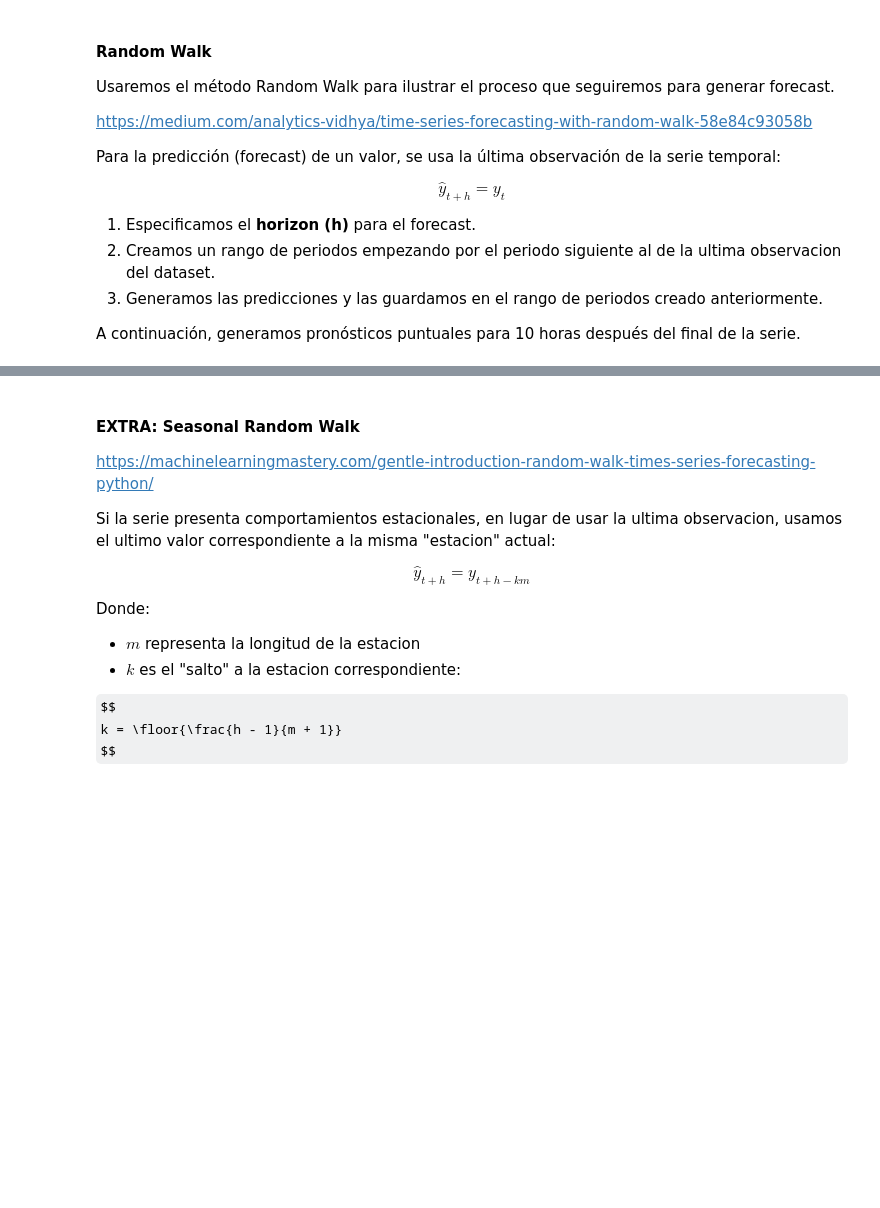
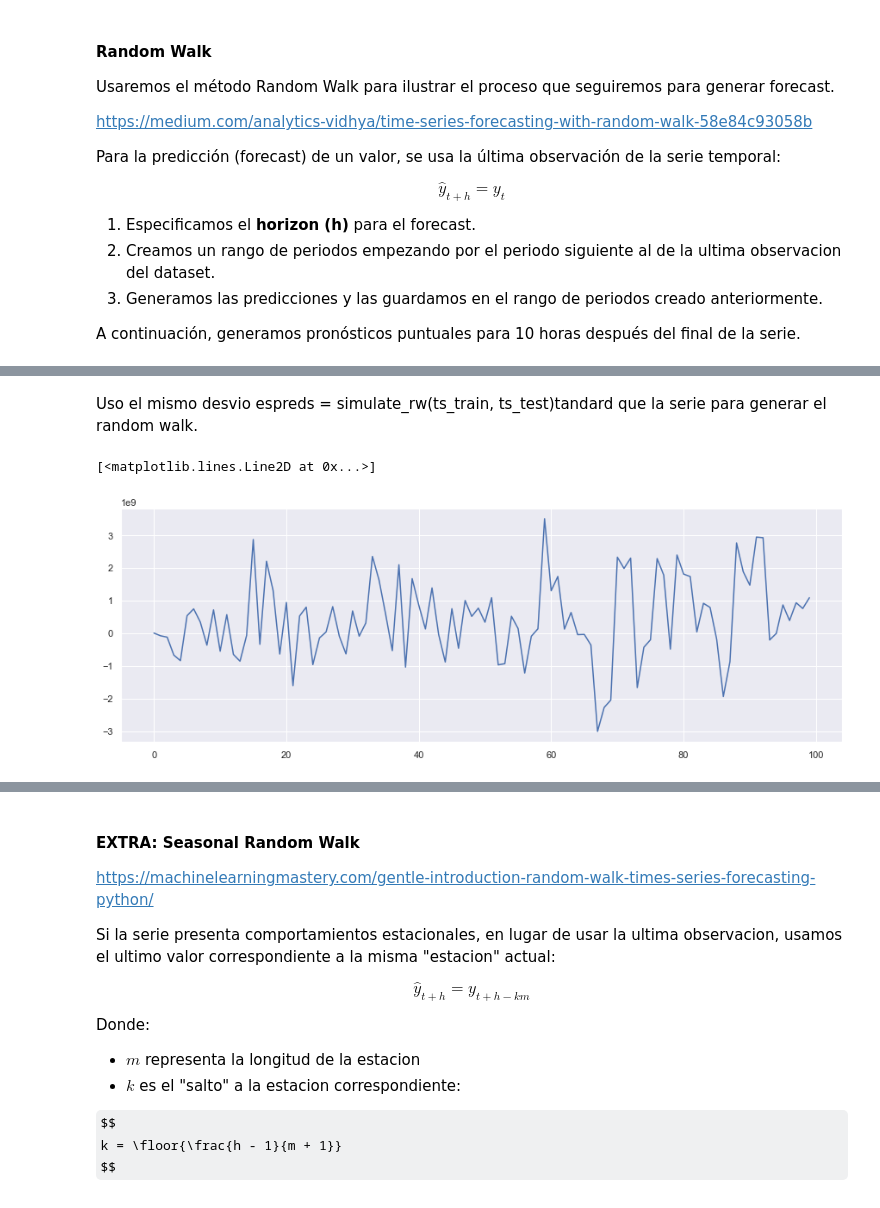
Before and after one commit to diplodatos2020/AprendizajeSupervisado_Mentoria, a Jupyter notebook: Practico_AS.ipynb, the cells around one changed output, grey strips where cells are left out. Saved outputs shown, nothing was run; the diff lists cells and outputs as text; code cells hidden in the pictures; some formulas as TeX source; blank space fills up the shorter version.

```diff
--- a/Practico_AS.ipynb
+++ b/Practico_AS.ipynb
@@ -313,0 +315,9 @@ def utils_generate_rw(y0, n, sigma, ymin=None, ymax=None):
+# %% [markdown]
+Uso el mismo desvio espreds = simulate_rw(ts_train, ts_test)tandard que la serie para generar el random walk.
+# %%
+rw = utils_generate_rw(y0=1951, n=100, sigma=1.895935e+09, ymin=-1e9,
+                       ymax=1e9)
+plt.plot(rw)
+# %% [output]
+[<matplotlib.lines.Line2D at 0x...>]
+[figure, added]
```
Also changed, not shown: parts of 81 cells of this notebook.
